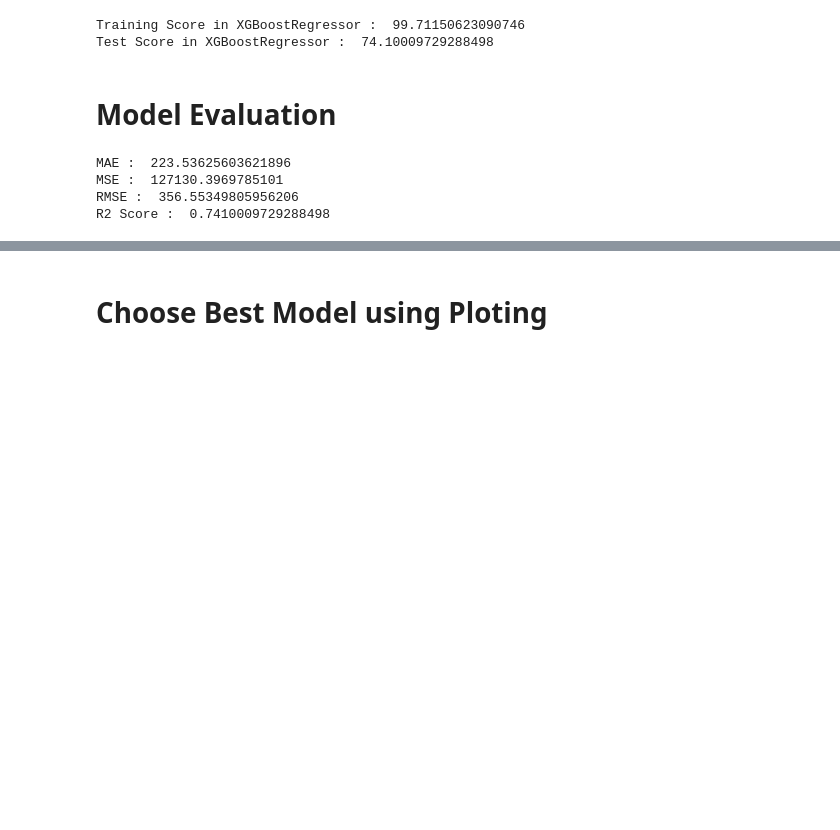
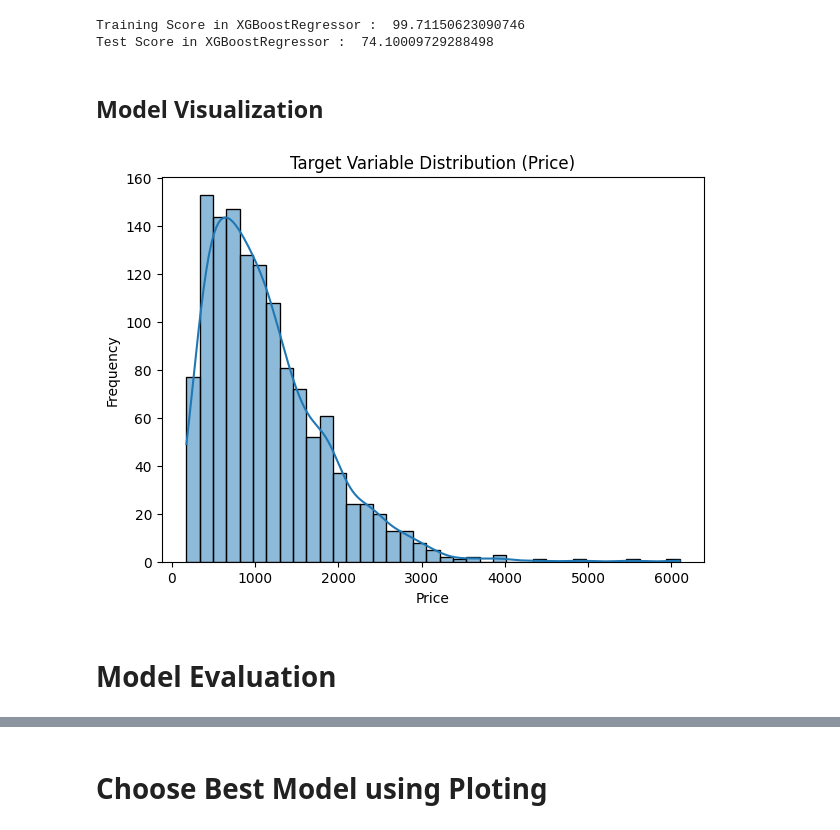
Before and after one commit to samifahim07/Laptop-Price-prediciton-using-ML, a Jupyter notebook: laptop_Price.ipynb, the cells around one changed output, grey strips where cells are left out. Saved outputs shown, nothing was run; the diff lists cells and outputs as text; code cells hidden in the pictures; blank space fills up the shorter version.

```diff
--- a/laptop_Price.ipynb
+++ b/laptop_Price.ipynb
@@ -289,26 +289,16 @@ y_pred = xg.predict(xtest)
 # %% [output]
 Training Score in XGBoostRegressor :  99.71150623090746
 Test Score in XGBoostRegressor :  74.10009729288498
+# %% [markdown]
+## **Model Visualization**
+# %%
+plt.figure(figsize=(7,5))
+sns.histplot(y, kde=True)
+plt.title("Target Variable Distribution (Price)")
+plt.xlabel("Price")
+plt.ylabel("Frequency")
+plt.show()
+# %% [output]
+[figure, added]
 # %% [markdown]
 # Model Evaluation
-# %%
-#MAE
-mae_xg = mean_absolute_error(ytest,y_pred)
-print("MAE : ",mae_xg)
-
-#MSE
-mse_xg = mean_squared_error(ytest,y_pred)
-print("MSE : ", mse_xg)
-
-#RMSE
-rmse_xg = root_mean_squared_error(ytest,y_pred)
-print("RMSE : ", rmse_xg)
-
-#R2 Score
-r2_score_xg= r2_score(ytest,y_pred)
-print("R2 Score : ", r2_score_xg)
-# %% [output]
-MAE :  223.53625603621896
-MSE :  127130.3969785101
-RMSE :  356.55349805956206
-R2 Score :  0.7410009729288498
```
Also changed, not shown: parts of 1 cell of this notebook.
